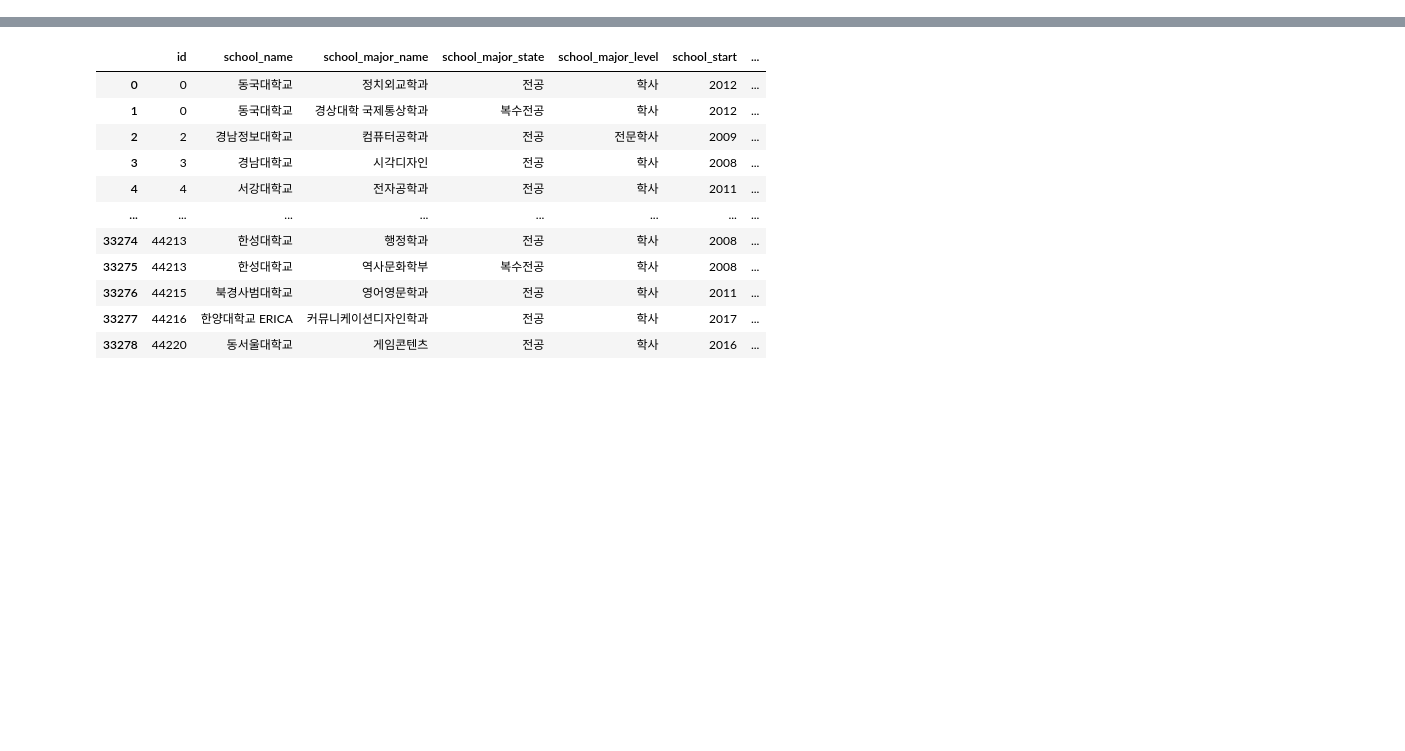
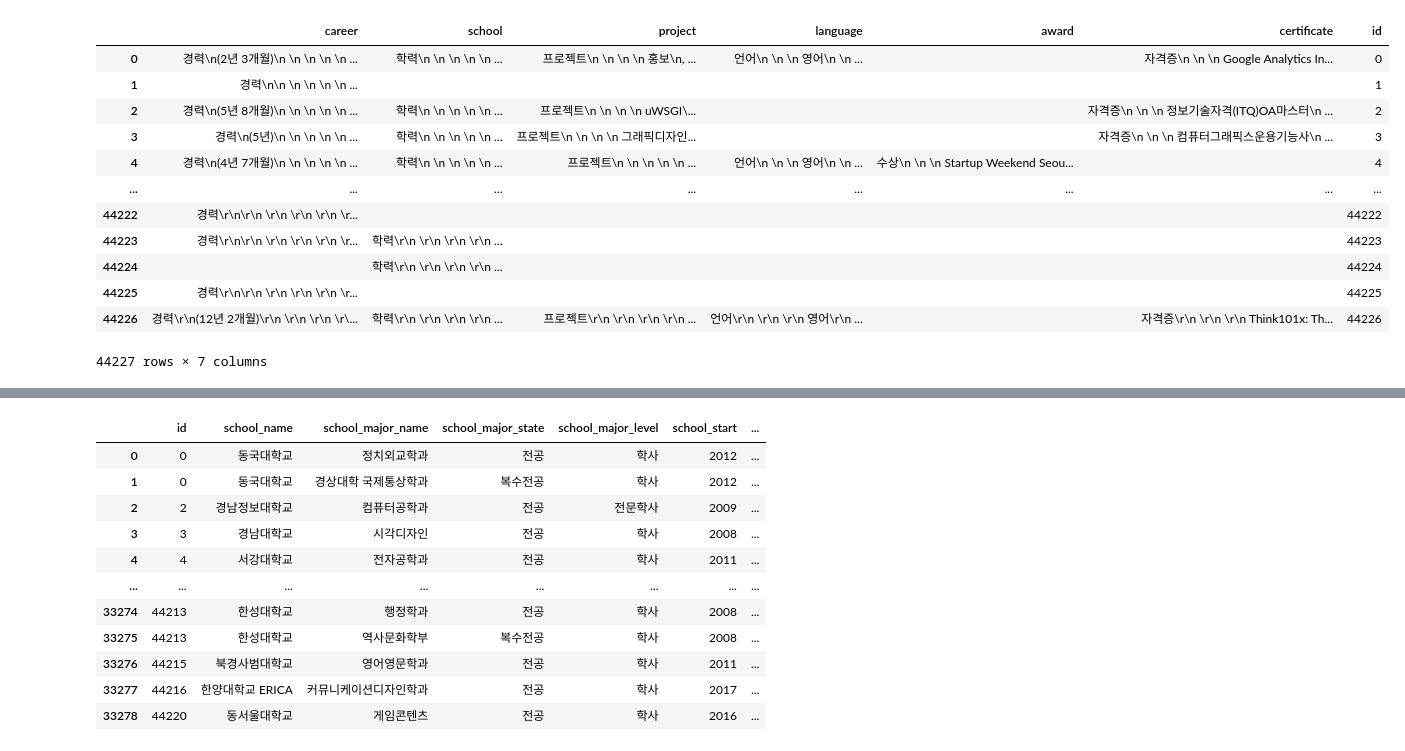
Before and after one commit to jaeyoung-kang/career_recommendation, a Jupyter notebook: clean_data.ipynb, the cells around one changed output, grey strips where cells are left out. Drawn from its saved outputs; the diff is of its cells as text; code cells hidden in the pictures; blank space fills up the shorter version.

```diff
--- a/clean_data.ipynb
+++ b/clean_data.ipynb
@@ -11,0 +10,16 @@ data['career'] = preprocess.career(data)['career']
+# %%
+data
+# %% [output]
+|  | career | school | project | language | award | certificate | id |
+| 0 | 경력\n(2년 3개월)\n \n \n \n \n ... | 학력\n \n \n \n \n ... | 프로젝트\n \n \n \n 홍보\n, ... | 언어\n \n \n 영어\n \n ... |  | 자격증\n \n \n Google Analytics In... | 0 |
+| 1 | 경력\n\n \n \n \n \n ... |  |  |  |  |  | 1 |
+| 2 | 경력\n(5년 8개월)\n \n \n \n \n ... | 학력\n \n \n \n \n ... | 프로젝트\n \n \n \n uWSGI\... |  |  | 자격증\n \n \n 정보기술자격(ITQ)OA마스터\n ... | 2 |
+| 3 | 경력\n(5년)\n \n \n \n \n ... | 학력\n \n \n \n \n ... | 프로젝트\n \n \n \n 그래픽디자인... |  |  | 자격증\n \n \n 컴퓨터그래픽스운용기능사\n ... | 3 |
+| 4 | 경력\n(4년 7개월)\n \n \n \n \n ... | 학력\n \n \n \n \n ... | 프로젝트\n \n \n \n \n ... | 언어\n \n \n 영어\n \n ... | 수상\n \n \n Startup Weekend Seou... |  | 4 |
+| ... | ... | ... | ... | ... | ... | ... | ... |
+| 44222 | 경력\r\n\r\n \r\n \r\n \r\n \r... |  |  |  |  |  | 44222 |
+| 44223 | 경력\r\n\r\n \r\n \r\n \r\n \r... | 학력\r\n \r\n \r\n \r\n ... |  |  |  |  | 44223 |
+| 44224 |  | 학력\r\n \r\n \r\n \r\n ... |  |  |  |  | 44224 |
+| 44225 | 경력\r\n\r\n \r\n \r\n \r\n \r... |  |  |  |  |  | 44225 |
+| 44226 | 경력\r\n(12년 2개월)\r\n \r\n \r\n \r\... | 학력\r\n \r\n \r\n \r\n ... | 프로젝트\r\n \r\n \r\n \r\n ... | 언어\r\n \r\n \r\n 영어\r\n ... |  | 자격증\r\n \r\n \r\n Think101x: Th... | 44226 |
+44227 rows × 7 columns
```
Also changed, not shown: parts of 2 cells of this notebook, 1 other file.
